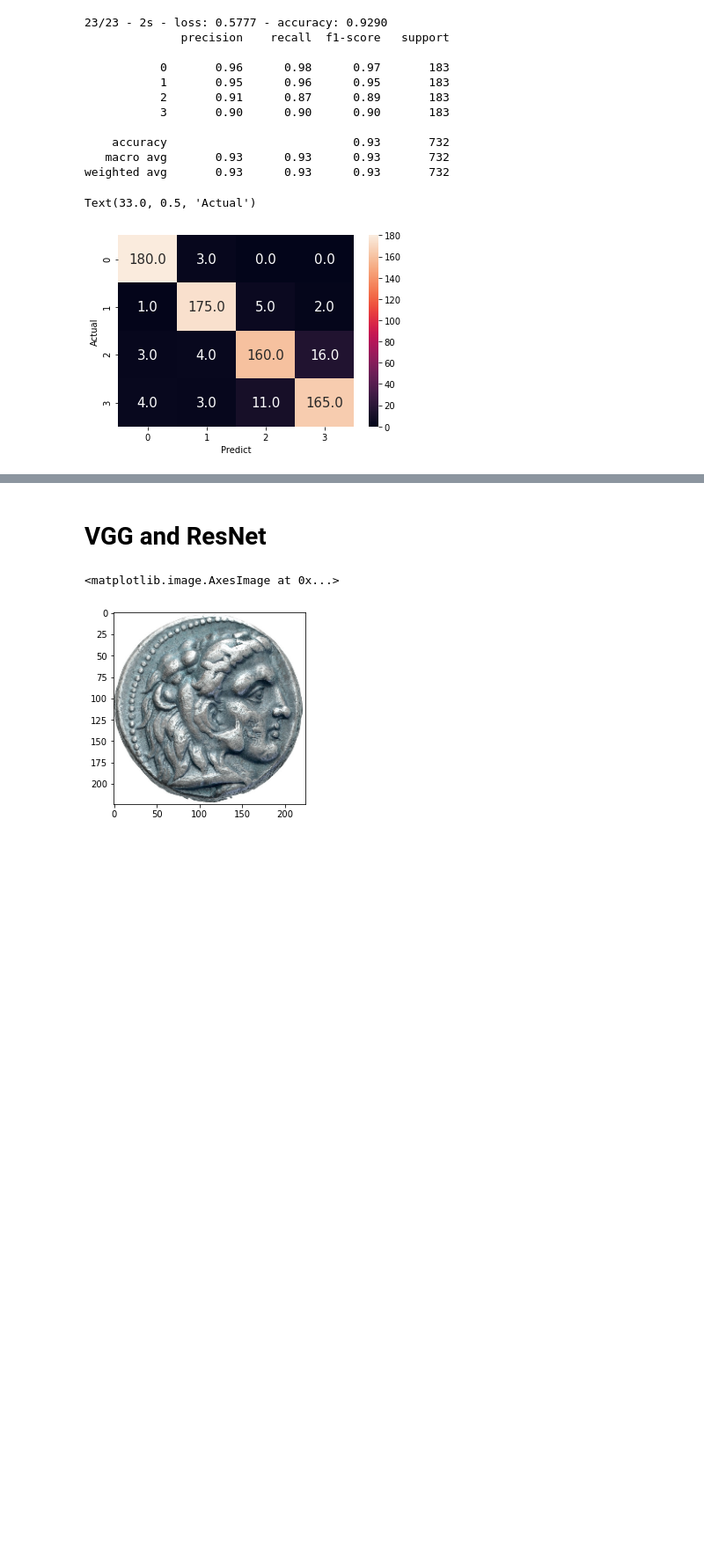
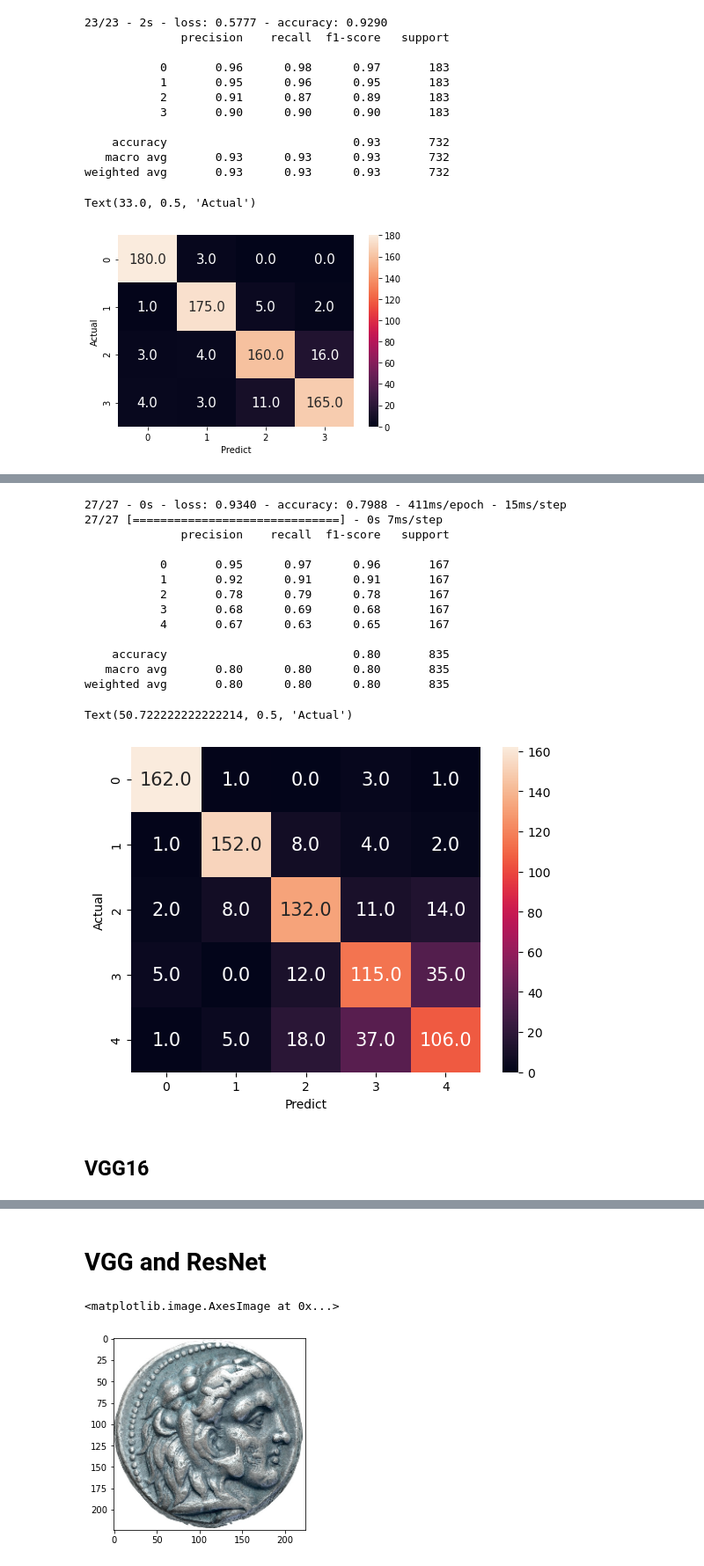
Before and after one commit to or-yitshak/ancient-coins, a Jupyter notebook: coins organized.ipynb, the cells around one changed output, grey strips where cells are left out. Shown at 88% size. Saved outputs shown, nothing was run; the diff lists cells and outputs as text; code cells hidden in the pictures; blank space fills up the shorter version.

```diff
--- a/coins organized.ipynb
+++ b/coins organized.ipynb
@@ -56,11 +56,11 @@ def train_test_split(data, samples_number :int, size:int, graysacle:bool):
     except:
         pass
     try:
-        test = test.append(data.groupby('label').get_group(9).sample(n = samples_number))
+        test = test.append(data.groupby('label').get_group(3).sample(n = samples_number))
     except:
         pass
     try:
-        test = test.append(data.groupby('label').get_group(3).sample(n = samples_number))
+        test = test.append(data.groupby('label').get_group(4).sample(n = samples_number))
     except:
         pass
     train = data[ ~data.index.isin(test.index) ]
@@ -300,0 +303,8 @@ Text(33.0, 0.5, 'Actual')
+# %%
+dir_n = r'mixed'
+size = 70
+is_gray = True
+df = load_df(dir_n,size,is_gray)
+class_num = 5
+samples = int(np.floor(len(df)*0.2)//class_num)
+x_train,y_train,x_test,y_test = train_test_split(df, samples,size,is_gray)
@@ -300,0 +315,17 @@ Text(33.0, 0.5, 'Actual')
+# %%
+model = models.Sequential()
+model.add(layers.Conv2D(32, (3, 3), activation='relu', input_shape=(size, size, 1)))
+model.add(layers.MaxPooling2D((2, 2)))
+model.add(layers.Conv2D(42, (3, 3), activation='relu'))
+model.add(layers.MaxPooling2D((2, 2)))
+model.add(layers.Conv2D(52, (3, 3), activation='relu'))
+model.add(layers.MaxPooling2D((2, 2)))
+model.add(layers.Conv2D(62, (3, 3), activation='relu'))
+model.add(layers.MaxPooling2D((2, 2)))
+
+
+model.add(layers.Flatten())
+model.add(layers.Dense(64, activation='relu'))
+model.add(layers.Dense(32, activation='relu'))
+model.add(layers.Dense(5))
+model.summary()
@@ -300,0 +350,6 @@ Text(33.0, 0.5, 'Actual')
+# %%
+model.compile(optimizer='adam',
+              loss=tf.keras.losses.SparseCategoricalCrossentropy(from_logits=True),
+              metrics=['accuracy'])
+
+history = model.fit(x_train, y_train, epochs=29,batch_size = 29)
@@ -300,0 +374,26 @@ Text(33.0, 0.5, 'Actual')
+# %%
+test_loss, test_acc = model.evaluate(x_test,  y_test, verbose=2)
+y_pred = np.argmax(model.predict(x_test),axis=-1)
+print (classification_report(y_test,y_pred))
+cm = confusion_matrix(y_test,y_pred)
+sns.heatmap(cm,annot=True,annot_kws = {'size':15},fmt=".1f")
+plt.xlabel("Predict")
+plt.ylabel("Actual")
+# %% [output]
+27/27 - 0s - loss: 0.9340 - accuracy: 0.7988 - 411ms/epoch - 15ms/step
+27/27 [==============================] - 0s 7ms/step
+              precision    recall  f1-score   support
+
+           0       0.95      0.97      0.96       167
+           1       0.92      0.91      0.91       167
+           2       0.78      0.79      0.78       167
+           3       0.68      0.69      0.68       167
+           4       0.67      0.63      0.65       167
+
+    accuracy                           0.80       835
+   macro avg       0.80      0.80      0.80       835
+weighted avg       0.80      0.80      0.80       835
+Text(50.722222222222214, 0.5, 'Actual')
+[figure, added]
+# %% [markdown]
+## VGG16
```
Also changed, not shown: parts of 77 cells of this notebook.
